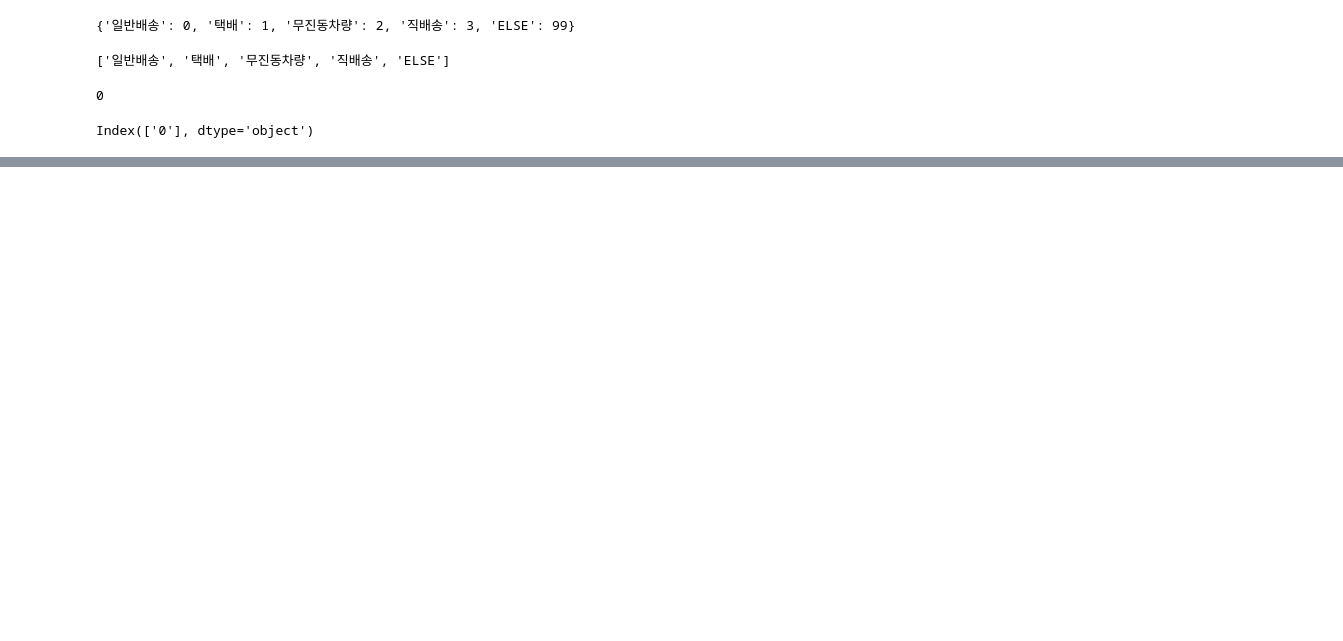
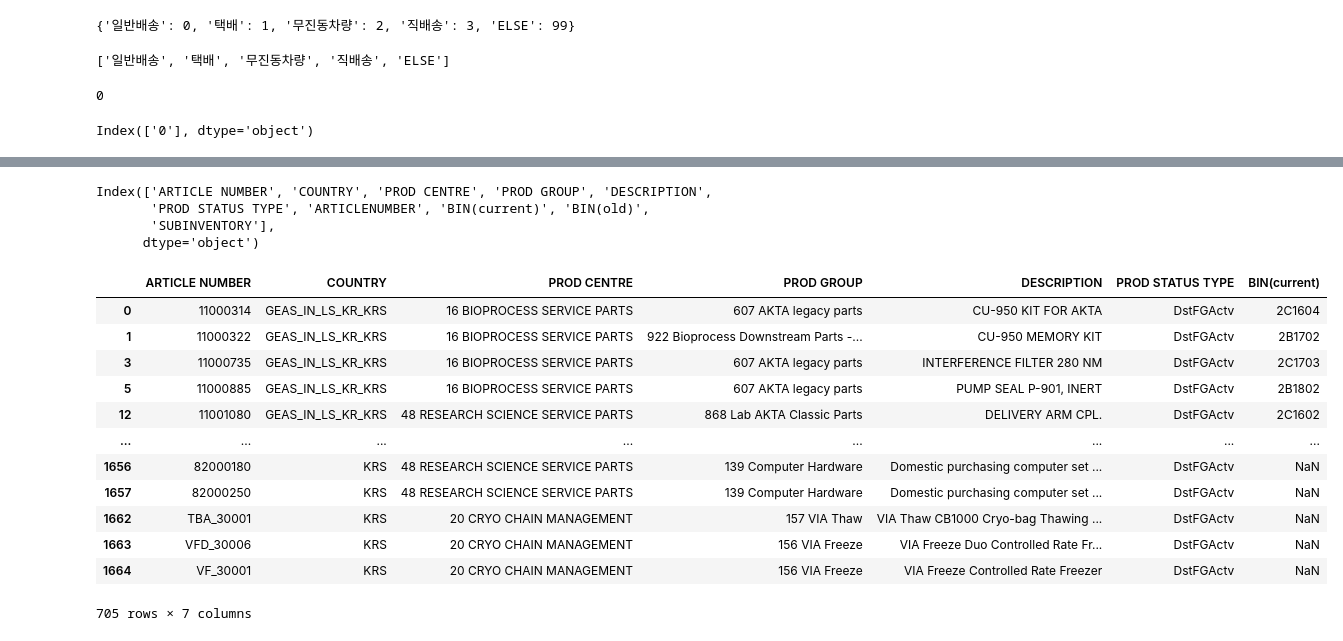
Before and after one commit to Themath93/warehouse-management-system, a Jupyter notebook: jp/oracle_db 참조.ipynb, the cells around one changed output, grey strips where cells are left out. Cells and saved outputs as stored; diff of their text form; code cells hidden in the pictures; blank space fills up the shorter version.

```diff
--- a/jp/oracle_db 참조.ipynb
+++ b/jp/oracle_db 참조.ipynb
@@ -73,0 +288,38 @@ Index(['0'], dtype='object')
+# %%
+# join하기
+df_stock_fin = df_stock[['ARTICLE NUMBER','COUNTRY','PROD CENTRE','PROD GROUP','DESCRIPTION','PROD STATUS TYPE']]
+# df_stock
+df_bin['ARTICLENUMBER'] = df_bin['ARTICLENUMBER'].astype('str')
+# df_bin.merge(df_stock,)
+df_merged = pd.merge(left=df_stock_fin,right=df_bin,left_on='ARTICLE NUMBER',right_on='ARTICLENUMBER',how='left')
+# %%
+# 중복제거
+df_merged = df_merged.drop_duplicates(['ARTICLE NUMBER'])
+df_merged.columns
+# %% [output]
+Index(['ARTICLE NUMBER', 'COUNTRY', 'PROD CENTRE', 'PROD GROUP', 'DESCRIPTION',
+       'PROD STATUS TYPE', 'ARTICLENUMBER', 'BIN(current)', 'BIN(old)',
+       'SUBINVENTORY'],
+      dtype='object')
+# %%
+pr_cols = pr_cols[:-1]
+# %%
+mapped_list = list(map(lambda e: e.replace('_',' '),pr_cols))
+mapped_list = mapped_list[:-2]
+mapped_list.append('BIN(current)')
+# %%
+df_merged[mapped_list]
+# %% [output]
+|  | ARTICLE NUMBER | COUNTRY | PROD CENTRE | PROD GROUP | DESCRIPTION | PROD STATUS TYPE | BIN(current) |
+| 0 | 11000314 | GEAS_IN_LS_KR_KRS | 16 BIOPROCESS SERVICE PARTS | 607 AKTA legacy parts | CU-950 KIT FOR AKTA | DstFGActv | 2C1604 |
+| 1 | 11000322 | GEAS_IN_LS_KR_KRS | 16 BIOPROCESS SERVICE PARTS | 922 Bioprocess Downstream Parts -... | CU-950 MEMORY KIT | DstFGActv | 2B1702 |
+| 3 | 11000735 | GEAS_IN_LS_KR_KRS | 16 BIOPROCESS SERVICE PARTS | 607 AKTA legacy parts | INTERFERENCE FILTER 280 NM | DstFGActv | 2C1703 |
+| 5 | 11000885 | GEAS_IN_LS_KR_KRS | 16 BIOPROCESS SERVICE PARTS | 607 AKTA legacy parts | PUMP SEAL P-901, INERT | DstFGActv | 2B1802 |
+| 12 | 11001080 | GEAS_IN_LS_KR_KRS | 48 RESEARCH SCIENCE SERVICE PARTS | 868 Lab AKTA Classic Parts | DELIVERY ARM CPL. | DstFGActv | 2C1602 |
+| ... | ... | ... | ... | ... | ... | ... | ... |
+| 1656 | 82000180 | KRS | 48 RESEARCH SCIENCE SERVICE PARTS | 139 Computer Hardware | Domestic purchasing computer set ... | DstFGActv | NaN |
+| 1657 | 82000250 | KRS | 48 RESEARCH SCIENCE SERVICE PARTS | 139 Computer Hardware | Domestic purchasing computer set ... | DstFGActv | NaN |
+| 1662 | TBA_30001 | KRS | 20 CRYO CHAIN MANAGEMENT | 157 VIA Thaw | VIA Thaw CB1000 Cryo-bag Thawing ... | DstFGActv | NaN |
+| 1663 | VFD_30006 | KRS | 20 CRYO CHAIN MANAGEMENT | 156 VIA Freeze | VIA Freeze Duo Controlled Rate Fr... | DstFGActv | NaN |
+| 1664 | VF_30001 | KRS | 20 CRYO CHAIN MANAGEMENT | 156 VIA Freeze | VIA Freeze Controlled Rate Freezer | DstFGActv | NaN |
+705 rows × 7 columns
```
Also changed, not shown: parts of 37 cells of this notebook, 23 other files.
